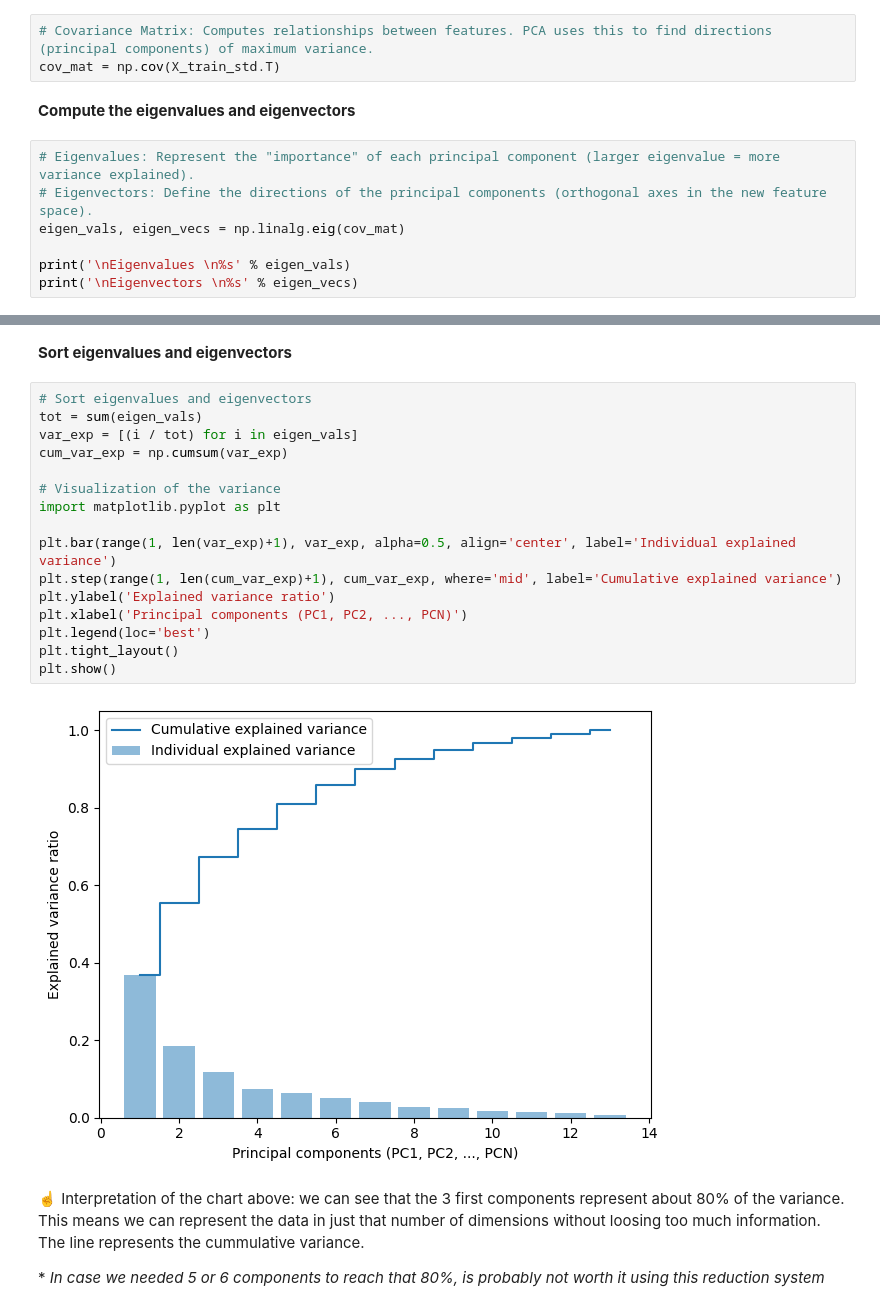
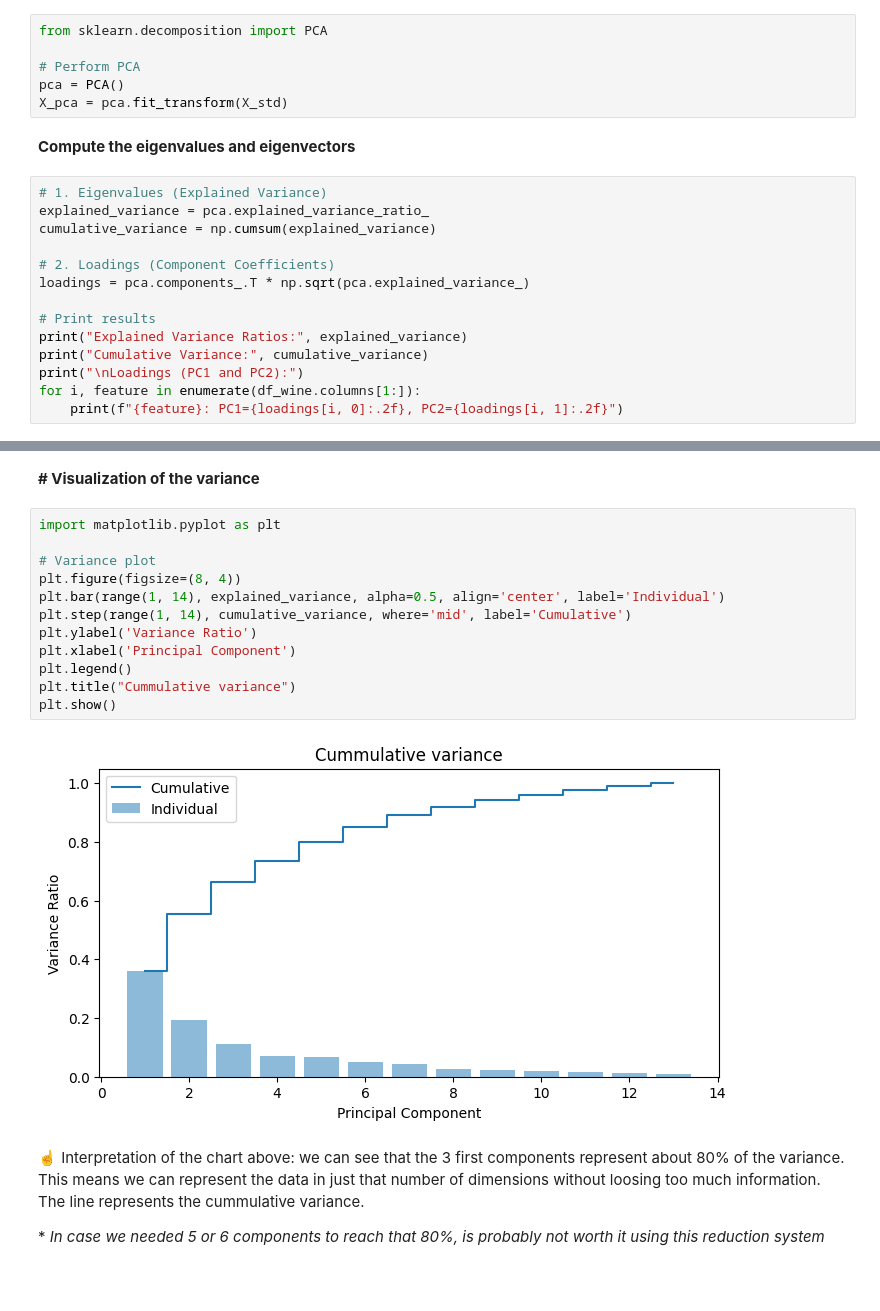
Before and after one commit to jrbayguade/DataTreatment_DimensionalityReduction, a Jupyter notebook: T7_1_PCA_Principal_Component_Analysis.ipynb, the cells around one changed output, grey strips where cells are left out. Cells and saved outputs as stored; diff of their text form; blank space fills up the shorter version.

Commit message:
Switching to the usage of sklearn's PCA class

```diff
--- a/T7_1_PCA_Principal_Component_Analysis.ipynb
+++ b/T7_1_PCA_Principal_Component_Analysis.ipynb
@@ -60,13 +61,23 @@ X_test_std = sc.transform(X_test)
 # %%
-# Covariance Matrix: Computes relationships between features. PCA uses this to find directions (principal components) of maximum variance.
-cov_mat = np.cov(X_train_std.T)
+from sklearn.decomposition import PCA
+
+# Perform PCA
+pca = PCA()
+X_pca = pca.fit_transform(X_std)
 # %% [markdown]
 **Compute the eigenvalues and eigenvectors**
 # %%
-# Eigenvalues: Represent the "importance" of each principal component (larger eigenvalue = more variance explained).
-# Eigenvectors: Define the directions of the principal components (orthogonal axes in the new feature space).
-eigen_vals, eigen_vecs = np.linalg.eig(cov_mat)
+# 1. Eigenvalues (Explained Variance)
+explained_variance = pca.explained_variance_ratio_
+cumulative_variance = np.cumsum(explained_variance)
 
-print('\nEigenvalues \n%s' % eigen_vals)
-print('\nEigenvectors \n%s' % eigen_vecs)
+# 2. Loadings (Component Coefficients)
+loadings = pca.components_.T * np.sqrt(pca.explained_variance_)
+
+# Print results
+print("Explained Variance Ratios:", explained_variance)
+print("Cumulative Variance:", cumulative_variance)
+print("\nLoadings (PC1 and PC2):")
+for i, feature in enumerate(df_wine.columns[1:]):
+    print(f"{feature}: PC1={loadings[i, 0]:.2f}, PC2={loadings[i, 1]:.2f}")
 # %% [output]
@@ -90,23 +101,19 @@ Eigenvectors
 # %% [markdown]
-**Sort eigenvalues and eigenvectors**
+**# Visualization of the variance**
 # %%
-# Sort eigenvalues and eigenvectors
-tot = sum(eigen_vals)
-var_exp = [(i / tot) for i in eigen_vals]
-cum_var_exp = np.cumsum(var_exp)
-
-# Visualization of the variance
 import matplotlib.pyplot as plt
 
-plt.bar(range(1, len(var_exp)+1), var_exp, alpha=0.5, align='center', label='Individual explained variance')
-plt.step(range(1, len(cum_var_exp)+1), cum_var_exp, where='mid', label='Cumulative explained variance')
-plt.ylabel('Explained variance ratio')
-plt.xlabel('Principal components (PC1, PC2, ..., PCN)')
-plt.legend(loc='best')
-plt.tight_layout()
+# Variance plot
+plt.figure(figsize=(8, 4))
+plt.bar(range(1, 14), explained_variance, alpha=0.5, align='center', label='Individual')
+plt.step(range(1, 14), cumulative_variance, where='mid', label='Cumulative')
+plt.ylabel('Variance Ratio')
+plt.xlabel('Principal Component')
+plt.legend()
+plt.title("Cummulative variance")
 plt.show()
 # %% [output]
-[figure, old version]
+[figure, new version]
 # %% [markdown]
 ☝️ Interpretation of the chart above: we can see that the 3 first components represent about 80% of the variance. This means we can represent the data in just that number of dimensions without loosing too much information. The line represents the cummulative variance.
 
```
Also changed, not shown: parts of 7 cells of this notebook.
